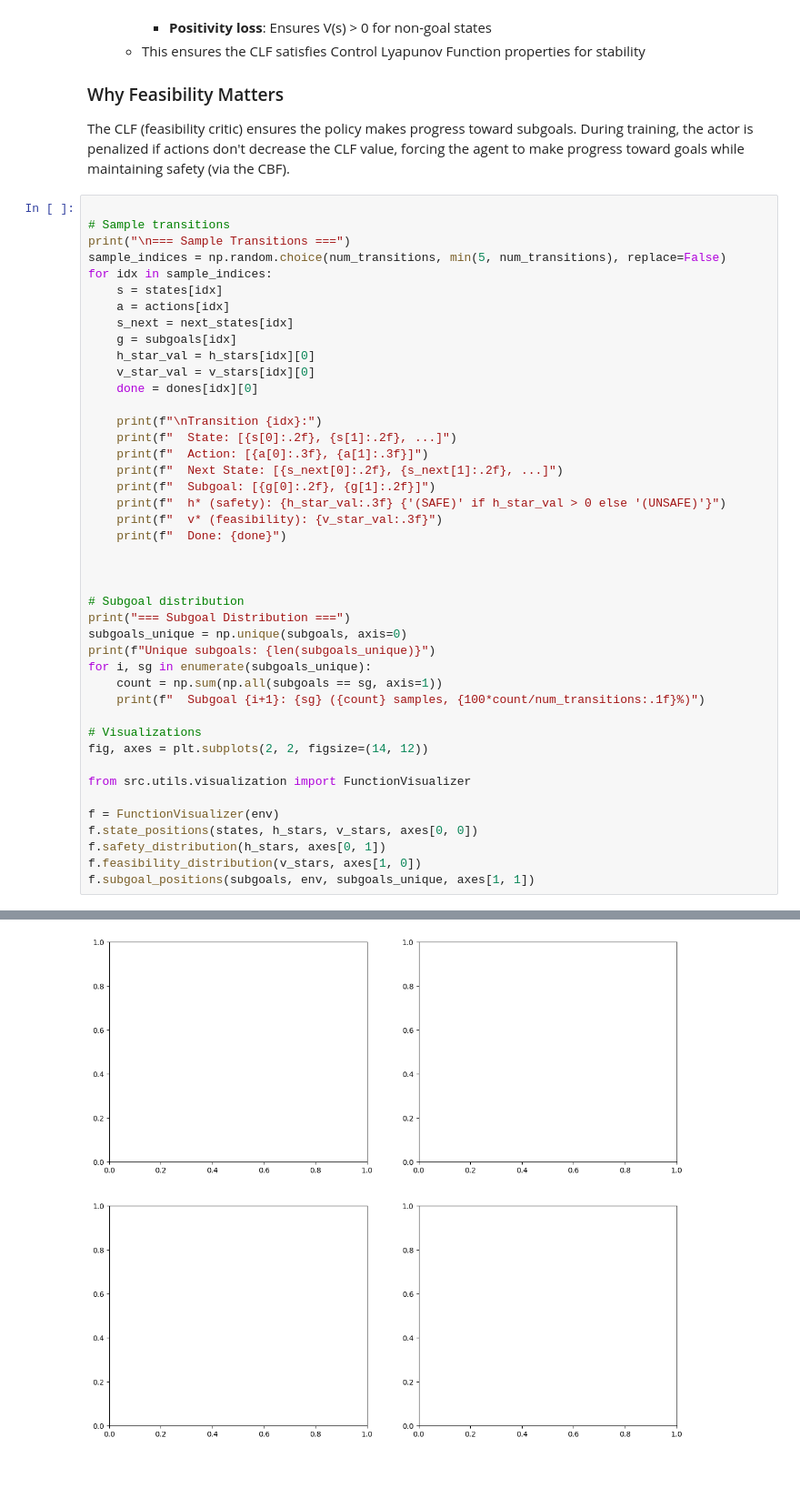
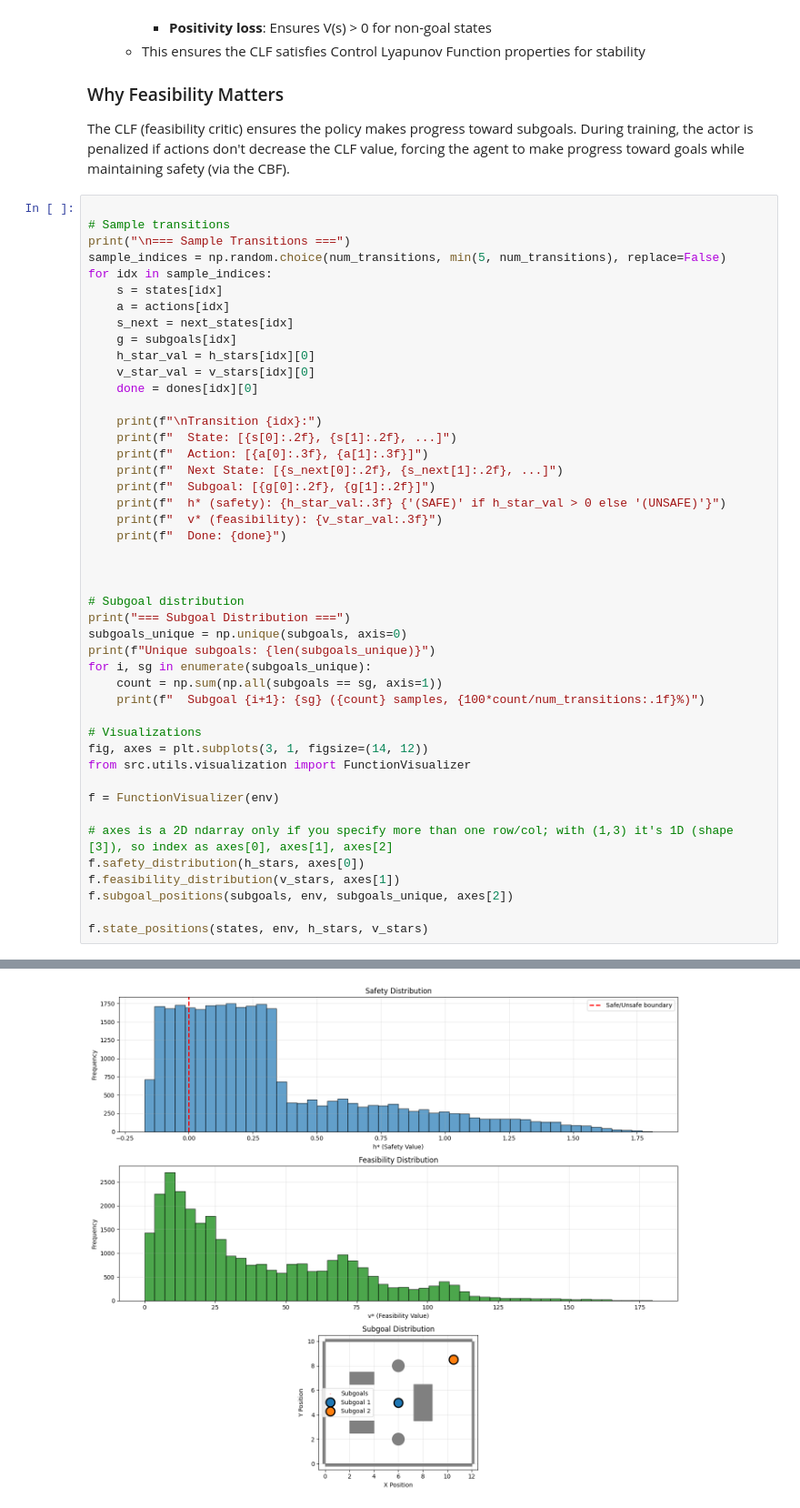
Before and after one commit to mtaruno/long-horizon, a Jupyter notebook: notebooks/2. fsm-clf-cbf-policy.ipynb, the cells around one changed output, grey strips where cells are left out. Shown at 91% size. Saved outputs shown, nothing was run; the diff lists cells and outputs as text; blank space fills up the shorter version.

```diff
--- a/notebooks/2. fsm-clf-cbf-policy.ipynb
+++ b/notebooks/2. fsm-clf-cbf-policy.ipynb
@@ -149,15 +161,17 @@ for i, sg in enumerate(subgoals_unique):
     print(f"  Subgoal {i+1}: {sg} ({count} samples, {100*count/num_transitions:.1f}%)")
 
 # Visualizations
-fig, axes = plt.subplots(2, 2, figsize=(14, 12))
-
+fig, axes = plt.subplots(3, 1, figsize=(14, 12))
 from src.utils.visualization import FunctionVisualizer
 
 f = FunctionVisualizer(env)
-f.state_positions(states, h_stars, v_stars, axes[0, 0])
-f.safety_distribution(h_stars, axes[0, 1])
-f.feasibility_distribution(v_stars, axes[1, 0])
-f.subgoal_positions(subgoals, env, subgoals_unique, axes[1, 1])
+
+# axes is a 2D ndarray only if you specify more than one row/col; with (1,3) it's 1D (shape [3]), so index as axes[0], axes[1], axes[2]
+f.safety_distribution(h_stars, axes[0])
+f.feasibility_distribution(v_stars, axes[1])
+f.subgoal_positions(subgoals, env, subgoals_unique, axes[2])
+
+f.state_positions(states, env, h_stars, v_stars)
 # %% [output]
 === Sample Transitions ===
 
@@ -180 +193 @@ AttributeError: 'FunctionVisualizer' object has no attribute 'state_positions'
-[figure, old version]
+[figure, new version]
```
Also changed, not shown: parts of 4 cells of this notebook, 5 other files.
